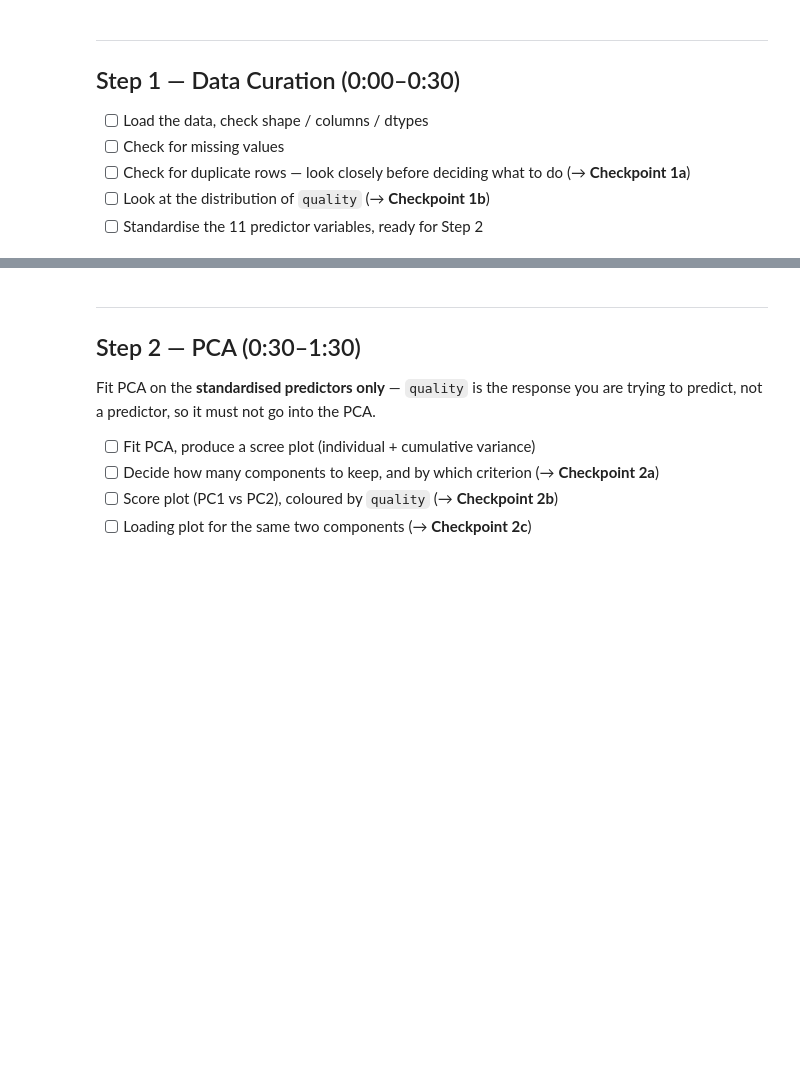
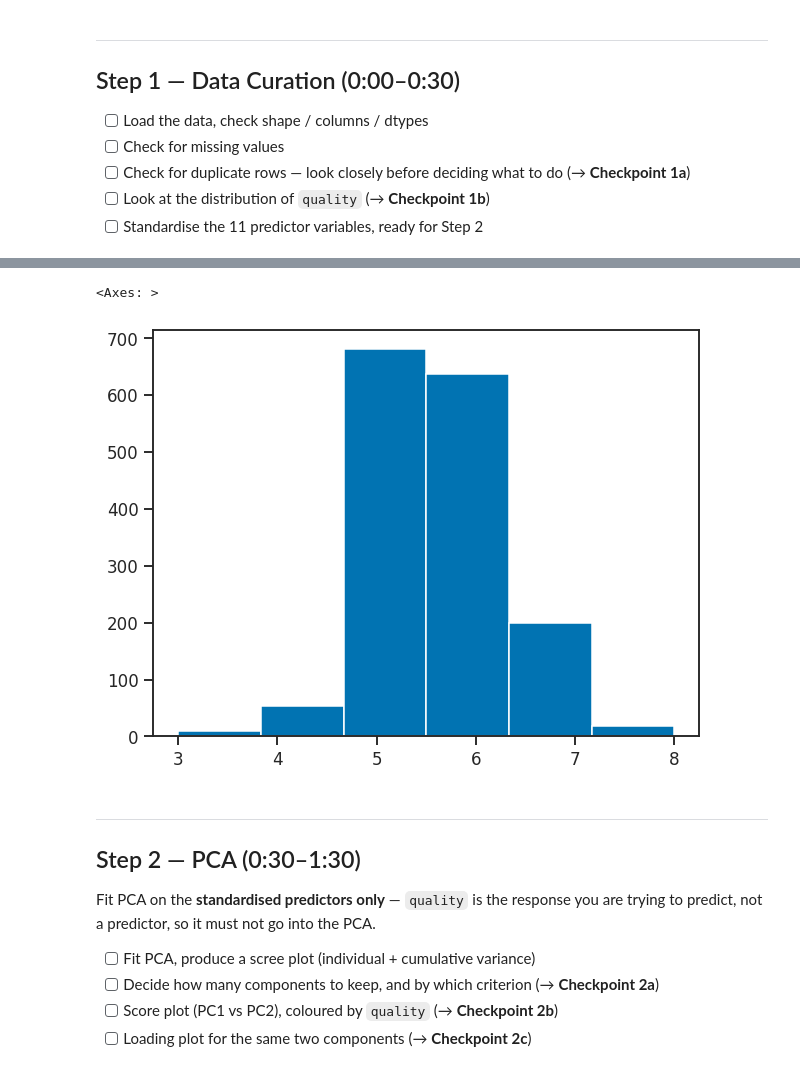
Before and after one commit to felixlowenhielm-alt/1kb570_2026, a Jupyter notebook: Labs/02_modelling_wine_quality/starter_notebook.ipynb, the cells around one changed output, grey strips where cells are left out. Drawn from its saved outputs; the diff is of its cells as text; code cells hidden in the pictures; blank space fills up the shorter version.

```diff
--- a/Labs/02_modelling_wine_quality/starter_notebook.ipynb
+++ b/Labs/02_modelling_wine_quality/starter_notebook.ipynb
@@ -60,6 +141,10 @@ df.head()
 # %%
 # TODO: look at the distribution of `quality`
 # (value_counts() and/or a histogram are both fine)
+df['quality'].hist(bins = 6, grid=False)
+# %% [output]
+<Axes: >
+[figure, added]
 # %%
 # TODO: separate predictors (X, the 11 physicochemical columns) from the
 # response (y = quality), then standardise X ready for PCA.
```
Also changed, not shown: parts of 10 cells of this notebook.
